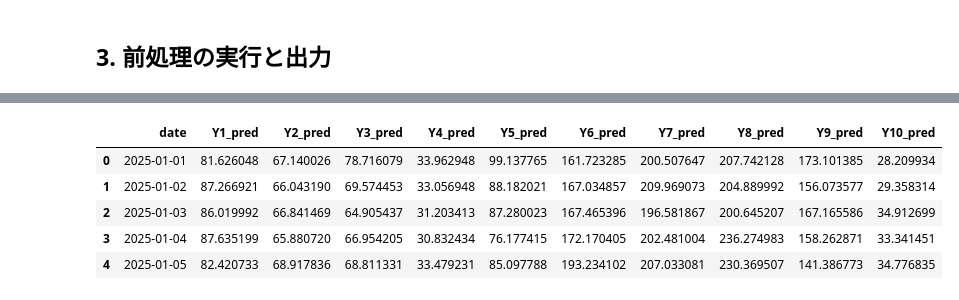
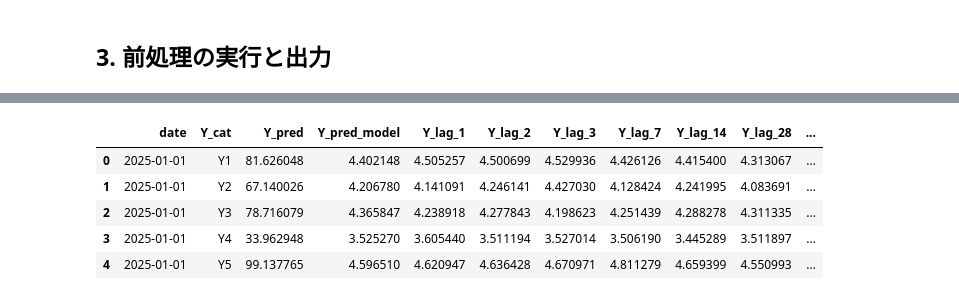
Before and after one commit to ImoZukushi/timeseries_baseline, a Jupyter notebook: notebook/003_feature_engineering_x50.ipynb, the cells around one changed output, grey strips where cells are left out. Cells and saved outputs as stored; diff of their text form; code cells hidden in the pictures.

```diff
--- a/notebook/003_feature_engineering_x50.ipynb
+++ b/notebook/003_feature_engineering_x50.ipynb
@@ -89,12 +92,14 @@ TEST_PATH = "synthetic/x50/dummy_x50_test.csv"
 ANSWER_PATH = "synthetic/x50/dummy_x50_test_answer.csv"
 OUTPUT_DIR = "processed/x50"
 
-# 列の指定
+# 列の指定（long 型）
 DATE_COL = "date"  # 日付
-TARGET_COLS = [f"Y{k}" for k in range(1, 11)]  # 目的変数（それぞれ別のモデルで予測する）
-FEATURE_COLS = None  # 説明変数（None なら日付・目的変数以外の全列）
+CAT_COL = "Y_cat"  # 目的変数の種類（Y1〜Y10。種類ごとに別の系列）
+TARGET_COL = "Y"  # 目的変数の値
+TARGET_CATS = None  # 予測する種類（None なら学習データの全種類。データに出てくる順）
+FEATURE_COLS = None  # 説明変数（None なら日付・種類・目的変数以外の全列）
 
-# 目的変数の特徴量（全目的変数で同じ定義。再帰予測でも同じ定義で作る）
+# 目的変数の特徴量（全種類で同じ定義。種類ごとに作り、再帰予測でも同じ定義で作る）
 TARGET_LAGS = [1, 2, 3, 7, 14, 28]  # ラグ（日数。1以上）
 ROLLING_WINDOWS = [7, 28]  # 前日までの移動平均の窓幅（日数）
 RATE_OF_CHANGE = True  # 前日の前日比を加えるか
@@ -107,7 +112,7 @@ DATE_COMPONENTS = ["year", "month", "day", "weekday", "week"]
 # 学習データの歪度の絶対値がこれを超える説明変数は、べき変換（Yeo-Johnson）で分布を整える
 SKEW_THRESHOLD = 1.0
 
-# 再帰予測に使うモデル（LightGBM）のパラメータ（全目的変数で共通）
+# 再帰予測に使うモデル（LightGBM）のパラメータ（全種類で共通）
 MODEL_PARAMS = {"n_estimators": 300, "learning_rate": 0.05, "num_leaves": 15, "random_state": 0}
 # %%
 train_path = data_dir() / TRAIN_PATH
@@ -385,52 +410,67 @@ test_features[test_columns].head()
 予測値は対数の尺度なので、最後に元の尺度に戻す。
 # %%
 models: dict[str, LGBMRegressor] = {}
-for target in TARGET_COLS:
-    models[target] = LGBMRegressor(**MODEL_PARAMS, verbose=-1).fit(
-        train_features[model_feature_cols[target]], train_features[target]
+for cat in cats:
+    rows = train_features[CAT_COL] == cat
+    models[cat] = LGBMRegressor(**MODEL_PARAMS, verbose=-1).fit(
+        train_features.loc[rows, model_feature_cols], train_features.loc[rows, TARGET_COL]
     )
 
 
-def forecast(target: str, test_features: pd.DataFrame) -> np.ndarray:
-    """テスト期間を再帰予測し、モデルの尺度（変換後）の予測値を返す。"""
+def forecast(cat: str, test_features: pd.DataFrame) -> np.ndarray:
+    """種類 cat のテスト期間を再帰予測し、モデルの尺度（変換後）の予測値を返す（日付の順）。"""
     return recursive_forecast(
-        models[target],
-        train_prep,
-        test_features,
-        builders[target],
-        model_feature_cols[target],
+        models[cat],
+        train_prep[train_prep[CAT_COL] == cat],
+        test_features[test_features[CAT_COL] == cat],
+        builder,
+        model_feature_cols,
         apply_clip=False,
     )
 
 
-prediction_parts = [test_features[[DATE_COL]]]
+prediction_parts = []
 pred_model: dict[str, np.ndarray] = {}
-for target in TARGET_COLS:
-    pred_model[target] = forecast(target, test_features)
-    pred = prep.inverse_target(target, pred_model[target])
+for cat in cats:
+    pred_model[cat] = forecast(cat, test_features)
+    future = test_features.loc[test_features[CAT_COL] == cat, [DATE_COL, CAT_COL]]
+    history_cat = train_prep.loc[train_prep[CAT_COL] == cat, [DATE_COL, CAT_COL, TARGET_COL]]
 
     # 予測に使った目的変数の特徴量を、履歴（実測値 + 予測値）から作り直して記録する
     history = pd.concat(
+        [history_cat, future.assign(**{TARGET_COL: pred_model[cat]})], ignore_index=True
+    )
+    recursion = builder.build(history).iloc[len(history_cat) :].reset_index(drop=True)
+    # 作り直した特徴量で予測すると再帰予測の値と一致する（＝この特徴量を使って予測した）
+    replay_input = pd.concat(
         [
-            train_prep[[DATE_COL, target]],
-            test_features[[DATE_COL]].assign(**{target: pred_model[target]}),
+            recursion[target_feature_cols],
+            test_features[test_features[CAT_COL] == cat].reset_index(drop=True),
         ],
-        ignore_index=True,
+        axis=1,
     )
-    recursion = builders[target].build(history).iloc[len(train_prep) :].reset_index(drop=True)
-    # 作り直した特徴量で予測すると再帰予測の値と一致する（＝この特徴量を使って予測した）
-    replay_input = pd.concat([recursion[target_feature_cols[target]], test_features], axis=1)
-    replayed = models[target].predict(replay_input[model_feature_cols[target]])
-    np.testing.assert_allclose(replayed, pred_model[target], rtol=1e-9, atol=1e-9)
+    replayed = models[cat].predict(replay_input[model_feature_cols])
+    np.testing.assert_allclose(replayed, pred_model[cat], rtol=1e-9, atol=1e-9)
 
     prediction_parts.append(
-        pd.DataFrame({f"{target}_pred": pred, f"{target}_pred_model": pred_model[target]})
+        pd.concat(
+            [
+                future.reset_index(drop=True),
+                pd.DataFrame(
+                    {
+                        f"{TARGET_COL}_pred": prep.inverse_target(pred_model[cat]),
+                        f"{TARGET_COL}_pred_model": pred_model[cat],
+                    }
+                ),
+                recursion[target_feature_cols],
+            ],
+            axis=1,
+        )
     )
-    prediction_parts.append(recursion[target_feature_cols[target]])
 
-predictions = pd.concat(prediction_parts, axis=1)
+predictions = sort_long(pd.concat(prediction_parts, ignore_index=True), cats)
 path = ensure_parent_dir(output_dir / "x50_test_predictions.csv")
 predictions.to_csv(path, index=False, date_format="%Y-%m-%d")
 print(f"保存: {shown(path)}（{len(predictions)}行 × {predictions.shape[1]}列）")
-predictions[[DATE_COL, *[f"{t}_pred" for t in TARGET_COLS]]].head()
+predictions.head()
 # %% [output]
@@ -438,9 +478,9 @@ predictions[[DATE_COL, *[f"{t}_pred" for t in TARGET_COLS]]].head()
-|  | date | Y1_pred | Y2_pred | Y3_pred | Y4_pred | Y5_pred | Y6_pred | Y7_pred | Y8_pred | Y9_pred | Y10_pred |
-| 0 | 2025-01-01 | 81.626048 | 67.140026 | 78.716079 | 33.962948 | 99.137765 | 161.723285 | 200.507647 | 207.742128 | 173.101385 | 28.209934 |
-| 1 | 2025-01-02 | 87.266921 | 66.043190 | 69.574453 | 33.056948 | 88.182021 | 167.034857 | 209.969073 | 204.889992 | 156.073577 | 29.358314 |
-| 2 | 2025-01-03 | 86.019992 | 66.841469 | 64.905437 | 31.203413 | 87.280023 | 167.465396 | 196.581867 | 200.645207 | 167.165586 | 34.912699 |
-| 3 | 2025-01-04 | 87.635199 | 65.880720 | 66.954205 | 30.832434 | 76.177415 | 172.170405 | 202.481004 | 236.274983 | 158.262871 | 33.341451 |
-| 4 | 2025-01-05 | 82.420733 | 68.917836 | 68.811331 | 33.479231 | 85.097788 | 193.234102 | 207.033081 | 230.369507 | 141.386773 | 34.776835 |
+|  | date | Y_cat | Y_pred | Y_pred_model | Y_lag_1 | Y_lag_2 | Y_lag_3 | Y_lag_7 | Y_lag_14 | Y_lag_28 | ... |
+| 0 | 2025-01-01 | Y1 | 81.626048 | 4.402148 | 4.505257 | 4.500699 | 4.529936 | 4.426126 | 4.415400 | 4.313067 | ... |
+| 1 | 2025-01-01 | Y2 | 67.140026 | 4.206780 | 4.141091 | 4.246141 | 4.427030 | 4.128424 | 4.241995 | 4.083691 | ... |
+| 2 | 2025-01-01 | Y3 | 78.716079 | 4.365847 | 4.238918 | 4.277843 | 4.198623 | 4.251439 | 4.288278 | 4.311335 | ... |
+| 3 | 2025-01-01 | Y4 | 33.962948 | 3.525270 | 3.605440 | 3.511194 | 3.527014 | 3.506190 | 3.445289 | 3.511897 | ... |
+| 4 | 2025-01-01 | Y5 | 99.137765 | 4.596510 | 4.620947 | 4.636428 | 4.670971 | 4.811279 | 4.659399 | 4.550993 | ... |
 # %% [markdown]
 ## 5. 予測の評価（正解ファイルがある場合）
 
```
Also changed, not shown: parts of 17 cells of this notebook, 9 other files.
